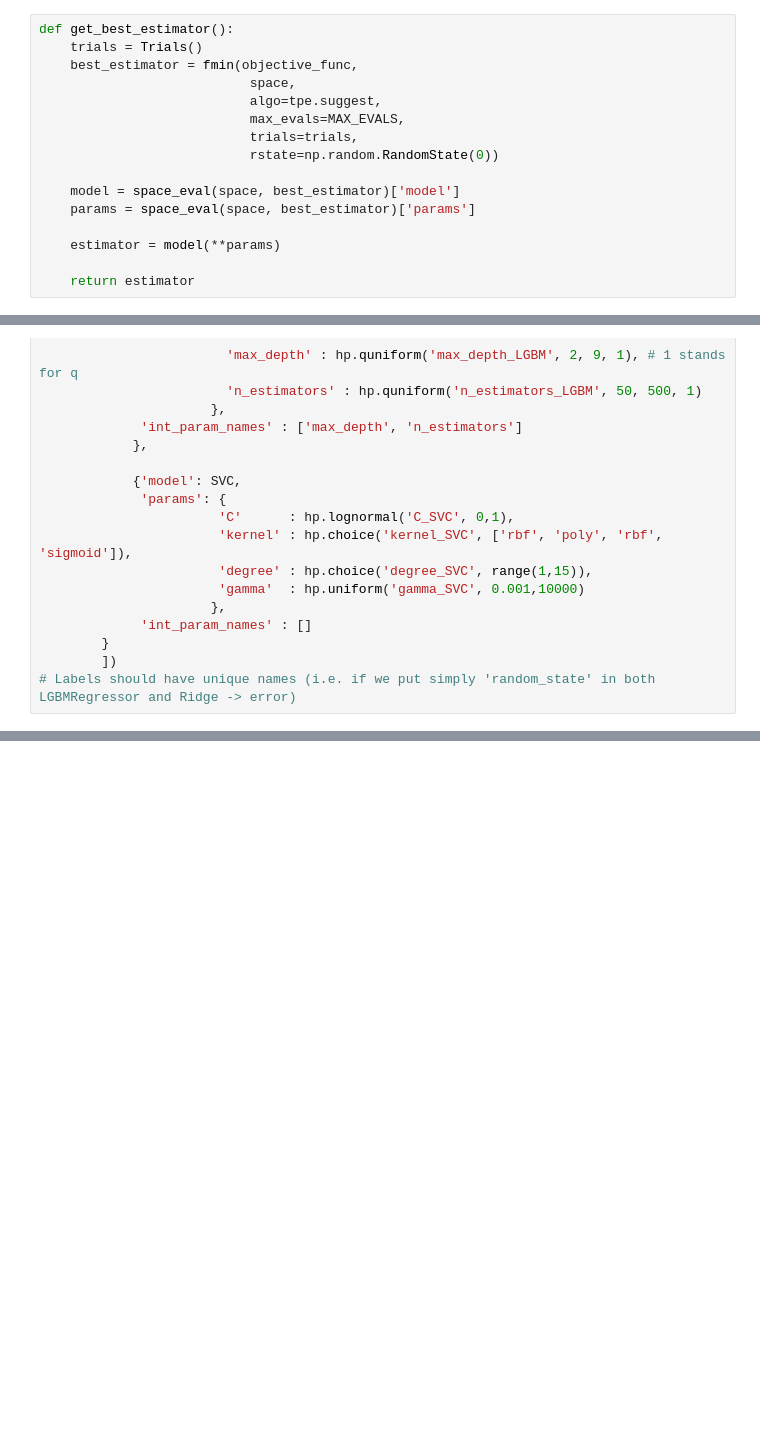
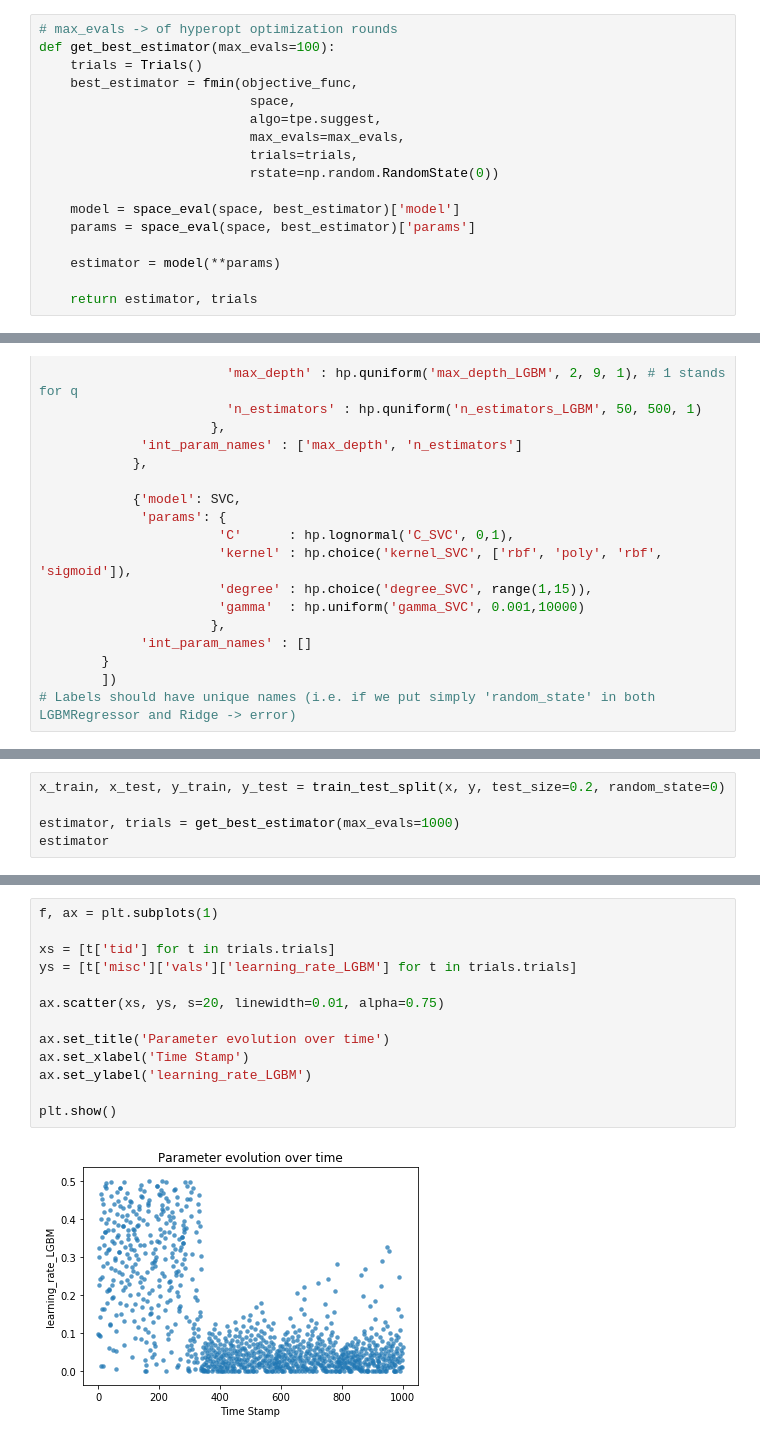
Before and after one commit to v-popov/ds_cheat_sheets, a Jupyter notebook: hyperopt.ipynb, the cells around one changed output, grey strips where cells are left out. Drawn from its saved outputs; the diff is of its cells as text; blank space fills up the shorter version.

```diff
--- a/hyperopt.ipynb
+++ b/hyperopt.ipynb
@@ -39,12 +38,13 @@ def objective_func(params):
 
     return -score if IS_HIGHER_BETTER else score
 # %%
-def get_best_estimator():
+# max_evals -> of hyperopt optimization rounds
+def get_best_estimator(max_evals=100):
     trials = Trials()
     best_estimator = fmin(objective_func,
                            space,
                            algo=tpe.suggest,
-                           max_evals=MAX_EVALS,
+                           max_evals=max_evals,
                            trials=trials,
                            rstate=np.random.RandomState(0))
 
@@ -53,7 +53,7 @@ def get_best_estimator():
 
     estimator = model(**params)
 
-    return estimator
+    return estimator, trials
 # %% [markdown]
 # Regression
 # %%
@@ -166,0 +198,5 @@ LGBMClassifier(boosting_type='gbdt', class_weight=None,
+# %%
+x_train, x_test, y_train, y_test = train_test_split(x, y, test_size=0.2, random_state=0)
+
+estimator, trials = get_best_estimator(max_evals=1000)
+estimator
@@ -166,0 +233,15 @@ LGBMClassifier(boosting_type='gbdt', class_weight=None,
+# %%
+f, ax = plt.subplots(1)
+
+xs = [t['tid'] for t in trials.trials]
+ys = [t['misc']['vals']['learning_rate_LGBM'] for t in trials.trials]
+
+ax.scatter(xs, ys, s=20, linewidth=0.01, alpha=0.75)
+
+ax.set_title('Parameter evolution over time')
+ax.set_xlabel('Time Stamp')
+ax.set_ylabel('learning_rate_LGBM')
+
+plt.show()
+# %% [output]
+[figure, added]
```
Also changed, not shown: parts of 12 cells of this notebook.
